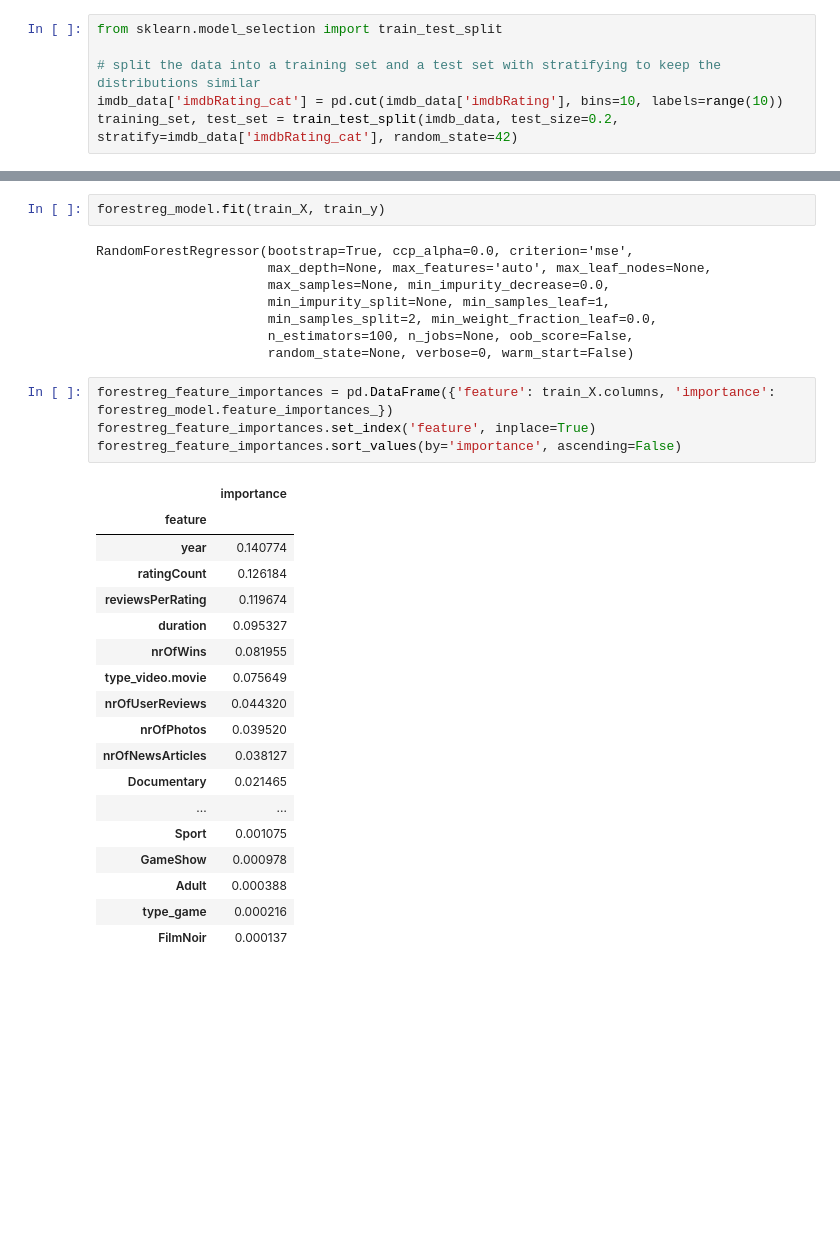
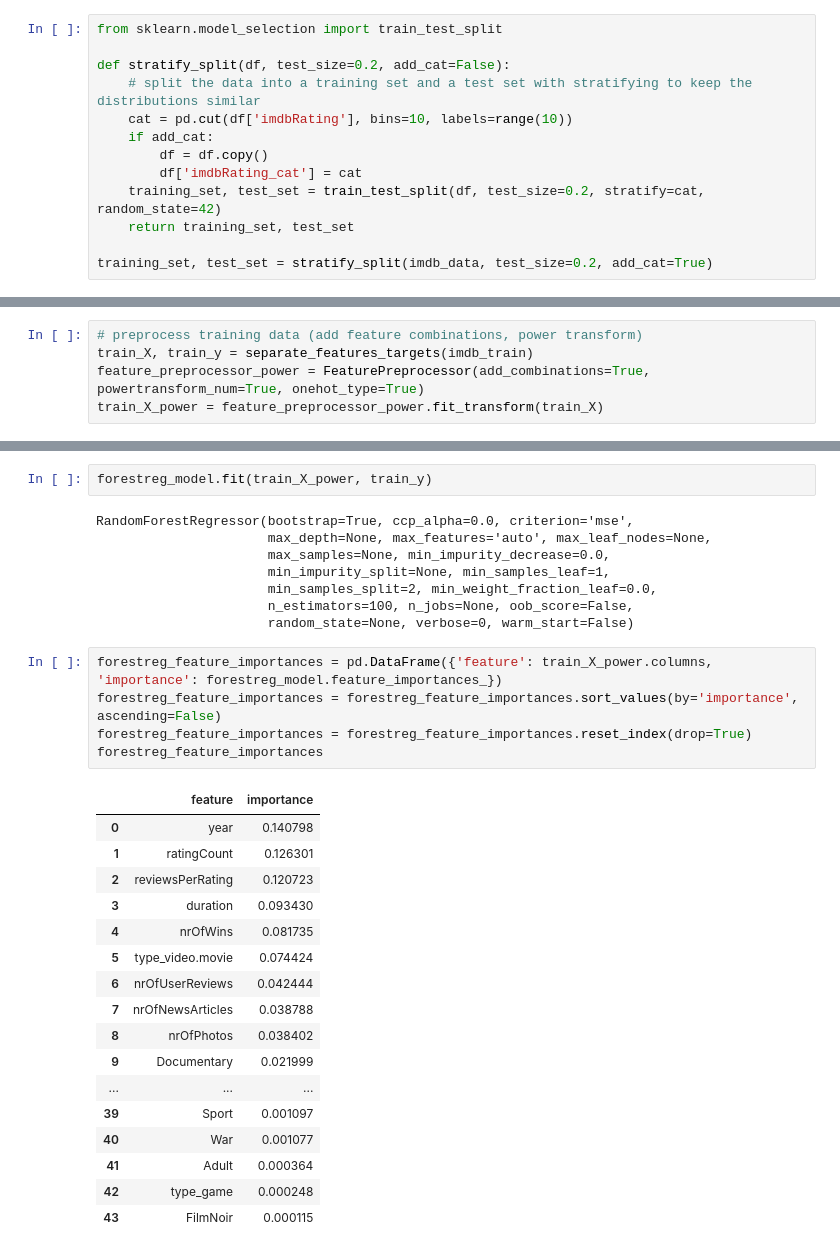
Before and after one commit to MoazAshraf/predicting-imdb-ratings, a Jupyter notebook: predicting_imdb_ratings.ipynb, the cells around one changed output, grey strips where cells are left out. Drawn from its saved outputs; the diff is of its cells as text; blank space fills up the shorter version.

```diff
--- a/predicting_imdb_ratings.ipynb
+++ b/predicting_imdb_ratings.ipynb
@@ -96,9 +96,16 @@ imdb_data.describe()
 # %%
 from sklearn.model_selection import train_test_split
 
-# split the data into a training set and a test set with stratifying to keep the distributions similar
-imdb_data['imdbRating_cat'] = pd.cut(imdb_data['imdbRating'], bins=10, labels=range(10))
-training_set, test_set = train_test_split(imdb_data, test_size=0.2, stratify=imdb_data['imdbRating_cat'], random_state=42)
+def stratify_split(df, test_size=0.2, add_cat=False):
+    # split the data into a training set and a test set with stratifying to keep the distributions similar
+    cat = pd.cut(df['imdbRating'], bins=10, labels=range(10))
+    if add_cat:
+        df = df.copy()
+        df['imdbRating_cat'] = cat
+    training_set, test_set = train_test_split(df, test_size=0.2, stratify=cat, random_state=42)
+    return training_set, test_set
+
+training_set, test_set = stratify_split(imdb_data, test_size=0.2, add_cat=True)
 # %%
 print(training_set.shape, test_set.shape)
 # %% [output]
@@ -699,0 +731,5 @@ Epoch 150/150
+# %%
+# preprocess training data (add feature combinations, power transform)
+train_X, train_y = separate_features_targets(imdb_train)
+feature_preprocessor_power = FeaturePreprocessor(add_combinations=True, powertransform_num=True, onehot_type=True)
+train_X_power = feature_preprocessor_power.fit_transform(train_X)
@@ -700,5 +774,5 @@ Epoch 150/150
 # %%
-forestreg_model.fit(train_X, train_y)
+forestreg_model.fit(train_X_power, train_y)
 # %% [output]
 RandomForestRegressor(bootstrap=True, ccp_alpha=0.0, criterion='mse',
                       max_depth=None, max_features='auto', max_leaf_nodes=None,
@@ -708,25 +782,25 @@ RandomForestRegressor(bootstrap=True, ccp_alpha=0.0, criterion='mse',
                       n_estimators=100, n_jobs=None, oob_score=False,
                       random_state=None, verbose=0, warm_start=False)
 # %%
-forestreg_feature_importances = pd.DataFrame({'feature': train_X.columns, 'importance': forestreg_model.feature_importances_})
-forestreg_feature_importances.set_index('feature', inplace=True)
-forestreg_feature_importances.sort_values(by='importance', ascending=False)
+forestreg_feature_importances = pd.DataFrame({'feature': train_X_power.columns, 'importance': forestreg_model.feature_importances_})
+forestreg_feature_importances = forestreg_feature_importances.sort_values(by='importance', ascending=False)
+forestreg_feature_importances = forestreg_feature_importances.reset_index(drop=True)
+forestreg_feature_importances
 # %% [output]
-|  | importance |
-| feature |  |
-| year | 0.140774 |
-| ratingCount | 0.126184 |
-| reviewsPerRating | 0.119674 |
-| duration | 0.095327 |
-| nrOfWins | 0.081955 |
-| type_video.movie | 0.075649 |
-| nrOfUserReviews | 0.044320 |
-| nrOfPhotos | 0.039520 |
-| nrOfNewsArticles | 0.038127 |
-| Documentary | 0.021465 |
-| ... | ... |
-| Sport | 0.001075 |
-| GameShow | 0.000978 |
-| Adult | 0.000388 |
-| type_game | 0.000216 |
-| FilmNoir | 0.000137 |
+|  | feature | importance |
+| 0 | year | 0.140798 |
+| 1 | ratingCount | 0.126301 |
+| 2 | reviewsPerRating | 0.120723 |
+| 3 | duration | 0.093430 |
+| 4 | nrOfWins | 0.081735 |
+| 5 | type_video.movie | 0.074424 |
+| 6 | nrOfUserReviews | 0.042444 |
+| 7 | nrOfNewsArticles | 0.038788 |
+| 8 | nrOfPhotos | 0.038402 |
+| 9 | Documentary | 0.021999 |
+| ... | ... | ... |
+| 39 | Sport | 0.001097 |
+| 40 | War | 0.001077 |
+| 41 | Adult | 0.000364 |
+| 42 | type_game | 0.000248 |
+| 43 | FilmNoir | 0.000115 |
```
Also changed, not shown: parts of 22 cells of this notebook.
